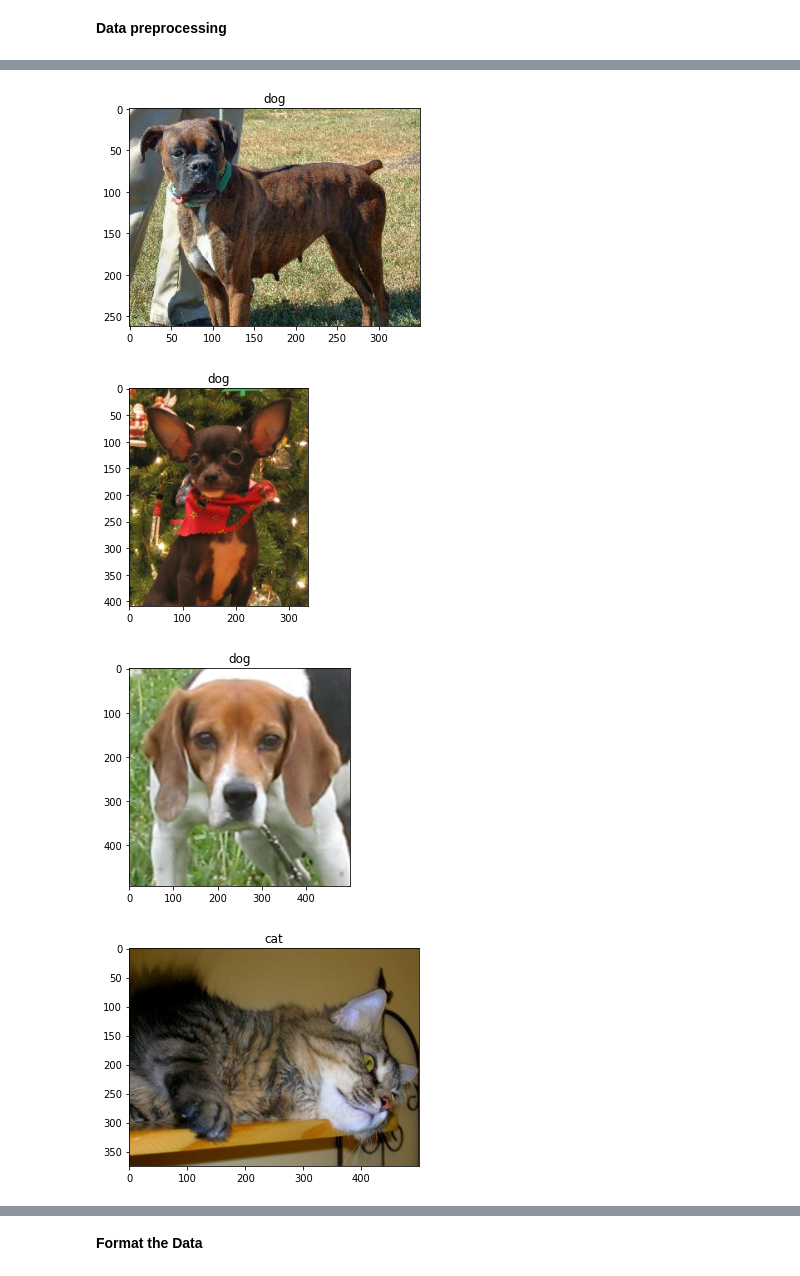
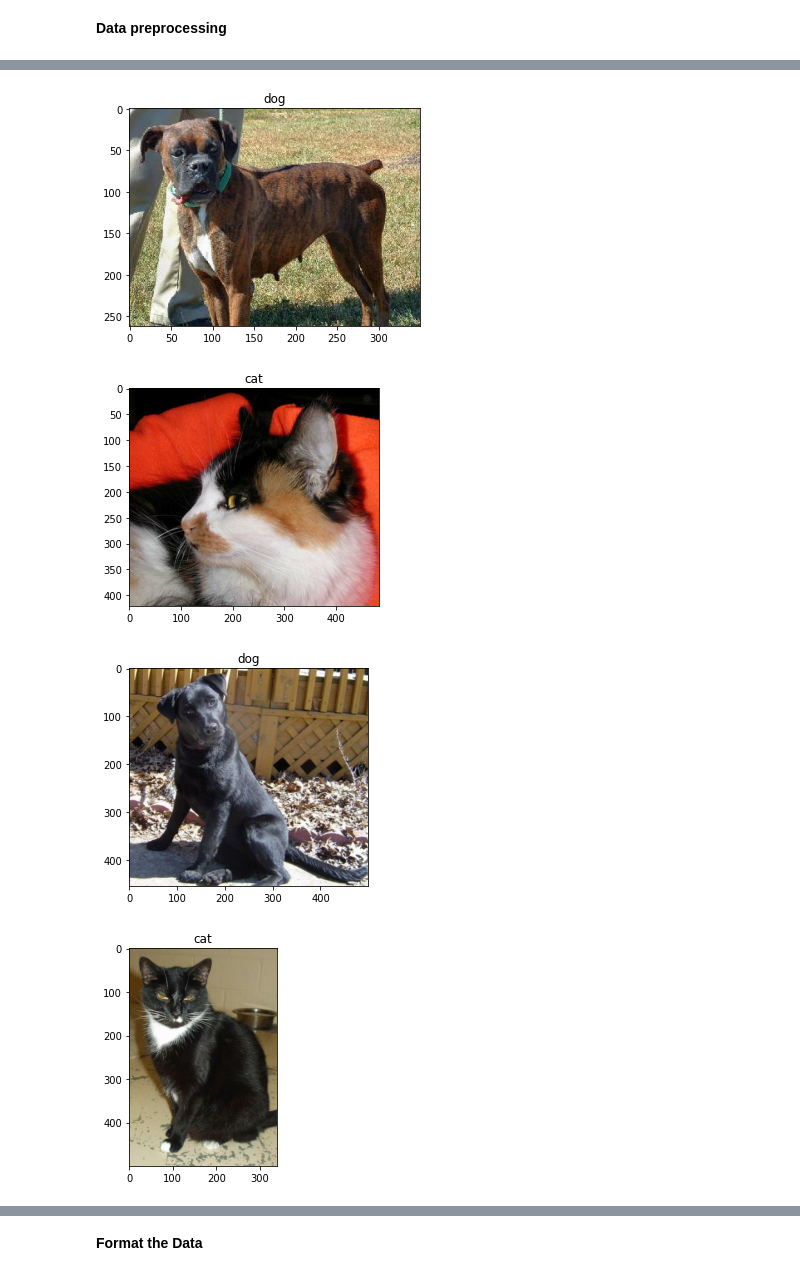
Before and after one commit to itsshaikaslam/Machine-Learning-Concepts, a Jupyter notebook: transfer_learning.ipynb, the cells around one changed output, grey strips where cells are left out. Saved outputs shown, nothing was run; the diff lists cells and outputs as text; code cells hidden in the pictures.

Commit message:
added all trained models

```diff
--- a/transfer_learning.ipynb
+++ b/transfer_learning.ipynb
@@ -7,17 +7,19 @@ import numpy as np
 import matplotlib.pyplot as plt
 import tensorflow as tf
 import tensorflow_datasets as tfds
-# do not use disable_progress_bar function if you want to know the progress of data preproessing steps
+# do not use disable_progress_bar function if you want to know
+# the progress of data preproessing steps
 tfds.disable_progress_bar()
+
+# importing the cats_vs_dogs tensorflow inbuilt dataset and splitting the data
+# using load() function in ratios train data =0.2, validation=0.05 and test=0.05
+(train_raw, validation_raw, test_raw), metadata = tfds.load(
+    'cats_vs_dogs',
+    split=['train[:20%]', 'train[80%:85%]', 'train[90%:95%]'],
+    with_info=True,
+    as_supervised=True,
+    shuffle_files=True,
+)
 # %% [markdown]
 **Data preprocessing**
-# %%
-# importing the cats_vs_dogs tensorflow inbuilt dataset and splitting the data using load() function
-# train data = 80%, validation = 10% and test = 10%
-(train_raw, validation_raw, test_raw), metadata = tfds.load(
-    'cats_vs_dogs',
-    split=['train[:80%]', 'train[80%:90%]', 'train[90%:]'],
-    with_info=True,
-    as_supervised=True,
-)
 # %%
@@ -46,13 +30,13 @@ tfds.core.DatasetInfo(
 # %%
 # getting label names
 get_label_name = metadata.features['label'].int2str
 # print(get_label_name)
-for image, label in raw_train.take(8):
+for image, label in train_raw.take(8):
   plt.figure()
   plt.imshow(image)
   plt.title(get_label_name(label))
 # %% [output]
 [figure]
-[figure, old version]
+[figure, new version]
-[figure, old version]
+[figure, new version]
-[figure, old version]
+[figure, new version]
```
Also changed, not shown: parts of 35 cells of this notebook.
